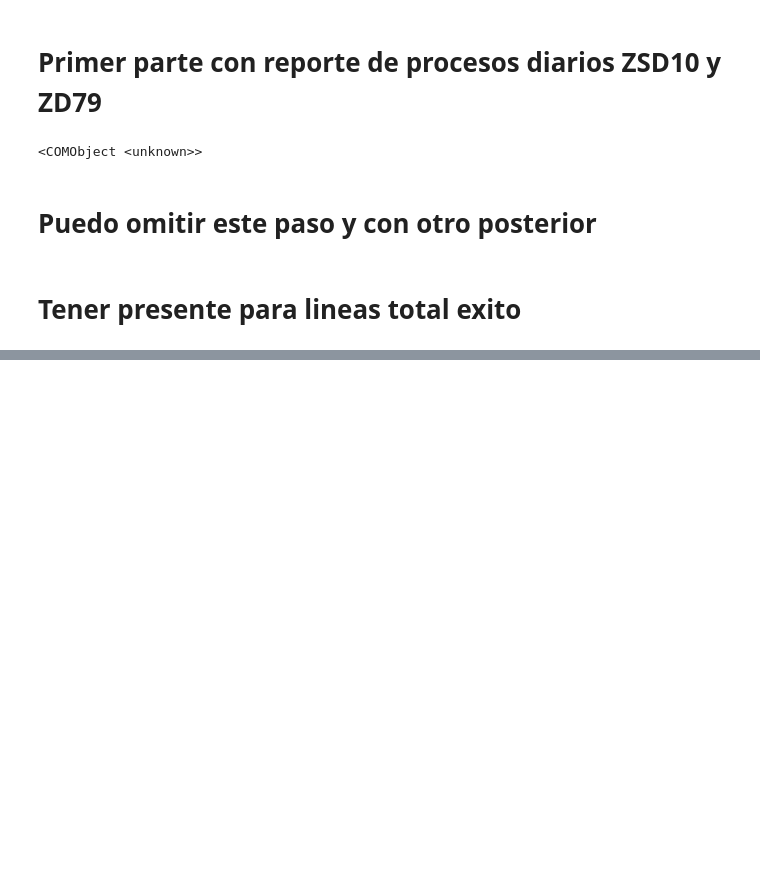
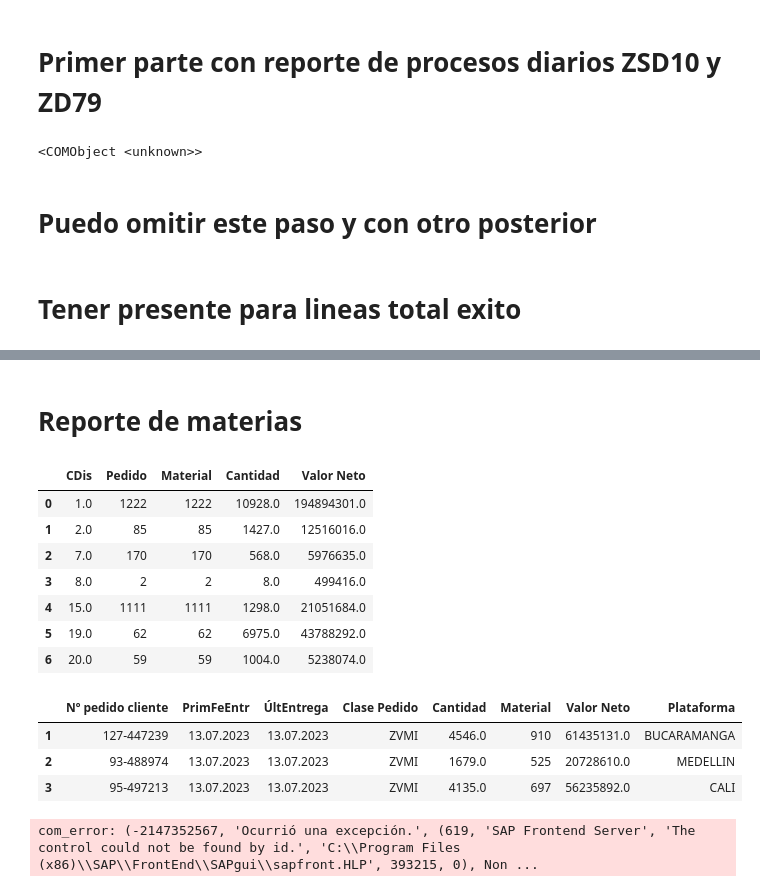
Before and after one commit to DidierMRTZ/Bot_Automa_SAP, a Jupyter notebook: Automatizaciones Prebel/Bot_Disnal_Pendientes/Bot_Final.ipynb, the cells around one changed output, grey strips where cells are left out. Cells and saved outputs as stored; diff of their text form; code cells hidden in the pictures; blank space fills up the shorter version.

```diff
--- a/Automatizaciones Prebel/Bot_Disnal_Pendientes/Bot_Final.ipynb
+++ b/Automatizaciones Prebel/Bot_Disnal_Pendientes/Bot_Final.ipynb
@@ -756,0 +758,2 @@ Lineas_Total_Exito
+# %% [markdown]
+# Reporte de materias
@@ -756,0 +764,15 @@ Lineas_Total_Exito
+# %%
+Un_dia_atras=(datetime.now()-timedelta(days=1)).date()
+Un_dia_atras=Funtions.stand_day(Un_dia_atras)
+SAP_GUI.Search_ZSD035D(transsaccion,session,provision,Un_dia_atras,variant)
+# Pendiente Firme
+Name_ZSD035D="Pendiente_Clientes"  # Revisar suele no guardar
+SAP_GUI.Export_TXT2(Name_ZSD035D,session)
+# %%
+# Pendiente Firme
+url_ZSD035D="C:\\Users\\prac.ingindustrial2\\OneDrive - Prebel S.A\\Escritorio\\SAP\Archivos_CSV\\"+str(Name_ZSD035D)+".txt"
+Data_ZSD035D=pd.read_csv(url_ZSD035D,skiprows=5,delimiter="\t")
+Data_ZSD035D=Funtions.Clean_Columns(Data_ZSD035D)
+Data_ZSD035D=Data_ZSD035D[Data_ZSD035D['Material'].notnull()]
+#Data_ZSD035D["Lineas"]=Data_ZSD035D["Lineas"].apply(lambda x:Funtions.Clean_num(x))
+#Tener encuenta esta lineas puede este en dato numerico
@@ -756,0 +783,16 @@ Lineas_Total_Exito
+# %%
+#Canal01_Entregado_Exluido.pivot_table(,,['Material', 'Valor Neto'])
+
+Table_Data_ZSD035D=Data_ZSD035D.pivot_table(index=['CDis'],aggfunc={'Material':'count','Pedido':'count','Valor Neto':sum,'Cantidad':sum}).reset_index()[['CDis','Pedido', 'Material', 'Cantidad', 'Valor Neto']]
+Table_Data_ZSD035D=Funtions.Clean_Columns(Table_Data_ZSD035D)
+
+Table_Data_ZSD035D
+# %% [output]
+|  | CDis | Pedido | Material | Cantidad | Valor Neto |
+| 0 | 1.0 | 1222 | 1222 | 10928.0 | 194894301.0 |
+| 1 | 2.0 | 85 | 85 | 1427.0 | 12516016.0 |
+| 2 | 7.0 | 170 | 170 | 568.0 | 5976635.0 |
+| 3 | 8.0 | 2 | 2 | 8.0 | 499416.0 |
+| 4 | 15.0 | 1111 | 1111 | 1298.0 | 21051684.0 |
+| 5 | 19.0 | 62 | 62 | 6975.0 | 43788292.0 |
+| 6 | 20.0 | 59 | 59 | 1004.0 | 5238074.0 |
@@ -756,0 +809,7 @@ Lineas_Total_Exito
+# %%
+Tabla_Agenda_Cencosub_ZVMI
+# %% [output]
+|  | Nº pedido cliente | PrimFeEntr | ÚltEntrega | Clase Pedido | Cantidad | Material | Valor Neto | Plataforma |
+| 1 | 127-447239 | 13.07.2023 | 13.07.2023 | ZVMI | 4546.0 | 910 | 61435131.0 | BUCARAMANGA |
+| 2 | 93-488974 | 13.07.2023 | 13.07.2023 | ZVMI | 1679.0 | 525 | 20728610.0 | MEDELLIN |
+| 3 | 95-497213 | 13.07.2023 | 13.07.2023 | ZVMI | 4135.0 | 697 | 56235892.0 | CALI |
@@ -756,0 +835,39 @@ Lineas_Total_Exito
+# %%
+transsaccion_ZSD10="ZSD10"
+provision_ZSD10="PEDIDOS"
+variant_ZSD10="JESPINOSAP"
+
+
+def Search_ZSD10(transsaccion,Series,variant,provision,session):
+    """
+    Transsaccion: Transsacion a buscar
+    Series: Columna del dataframe que quiero copiar
+    session: session del usuario
+    variant: Variante a buscar
+    provision: disposicion de interes
+    session: session activa
+    """
+    session.StartTransaction(transsaccion)
+    session.findById("wnd[0]/tbar[1]/btn[17]").press()
+    session.findById("wnd[1]/usr/txtV-LOW").text = provision
+    session.findById("wnd[1]/usr/txtENAME-LOW").text = variant
+    session.findById("wnd[1]/usr/txtV-LOW").caretPosition = 8
+    session.findById("wnd[1]/tbar[0]/btn[8]").press()
+    Series=Series.to_clipboard(index=False, header=False)
+    session.findById("wnd[0]/usr/btn%_SP$00013_%_APP_%-VALU_PUSH").press()
+    session.findById("wnd[1]/tbar[0]/btn[24]").press()
+    session.findById("wnd[1]/tbar[0]/btn[8]").press()
+    session.findById("wnd[0]/tbar[1]/btn[8]").press()
+    try:
+        tabla=session.findById("wnd[0]/usr/cntlCONTAINER/shellcont/shell")
+        return(tabla)
+    except:
+        return(session)
+
+
+Search_ZSD10(transsaccion_ZSD10,Tabla_Agenda_Exito_Cencosub_ZVMI,variant_ZSD10,provision_ZSD10,session)
+Name_ZSD010_Exito_Cencosub_ZVMI="Exito_Cencosub_ZVMI"
+Ruta_Exito_ZSD010_ZVMI="C:\\Users\\prac.ingindustrial2\\OneDrive - Prebel S.A\\Escritorio\\SAP\\Archivos_CSV\\"
+SAP_GUI.Export_TXT2(Name_ZSD010_Exito_Cencosub_ZVMI,session,Ruta_Exito_ZSD010_ZVMI)
+# %% [output]
+com_error: (-2147352567, 'Ocurrió una excepción.', (619, 'SAP Frontend Server', 'The control could not be found by id.', 'C:\\Program Files (x86)\\SAP\\FrontEnd\\SAPgui\\sapfront.HLP', 393215, 0), Non ...
```
Also changed, not shown: parts of 14 cells of this notebook, 2 other files.
